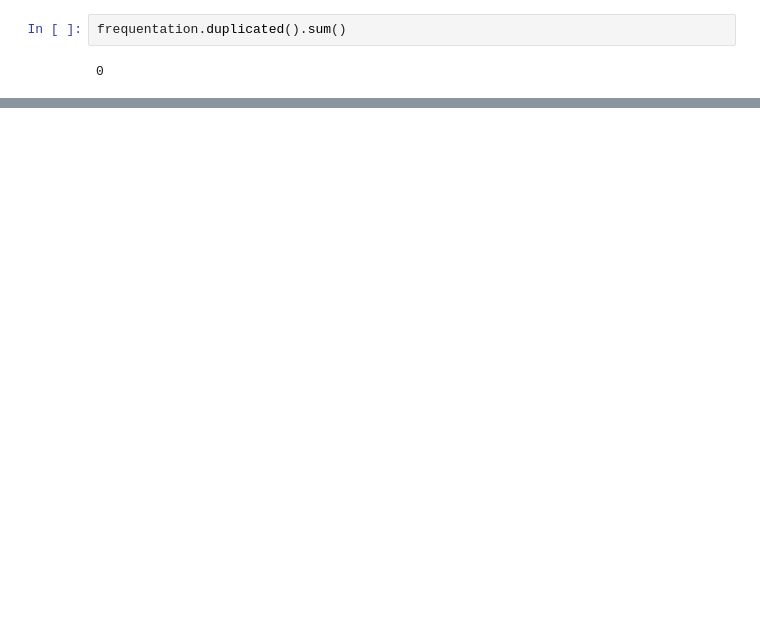
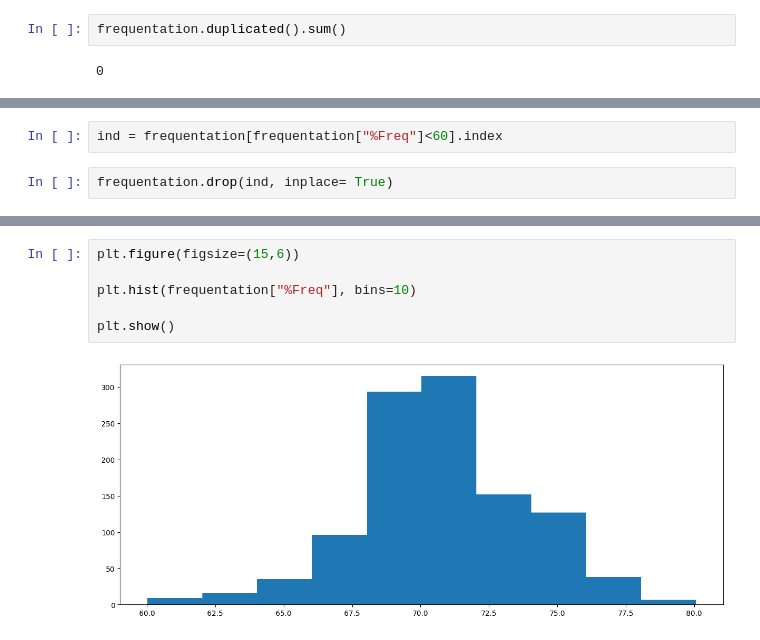
Before and after one commit to Atigou-bah/Projet-Data-Cantine, a Jupyter notebook: Projet sur la fréquentation des cantines scolaires.ipynb, the cells around one changed output, grey strips where cells are left out. Saved outputs shown, nothing was run; the diff lists cells and outputs as text; blank space fills up the shorter version.

```diff
--- a/Projet sur la fréquentation des cantines scolaires.ipynb
+++ b/Projet sur la fréquentation des cantines scolaires.ipynb
@@ -150,0 +158,4 @@ frequentation.duplicated().sum()
+# %%
+ind = frequentation[frequentation["%Freq"]<60].index
+# %%
+frequentation.drop(ind, inplace= True)
@@ -150,0 +167,8 @@ frequentation.duplicated().sum()
+# %%
+plt.figure(figsize=(15,6))
+
+plt.hist(frequentation["%Freq"], bins=10)
+
+plt.show()
+# %% [output]
+[figure, added]
```
Also changed, not shown: parts of 8 cells of this notebook.
